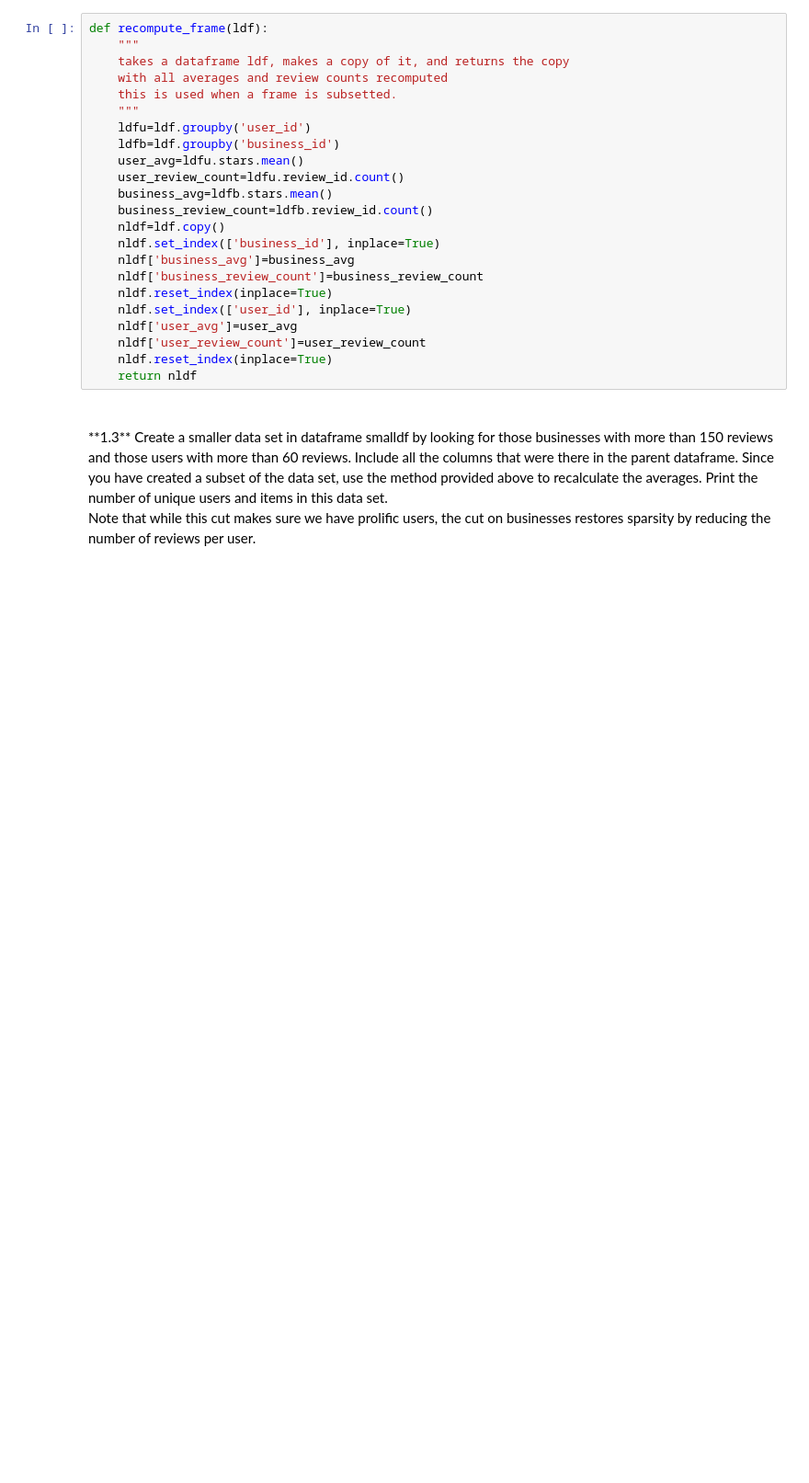
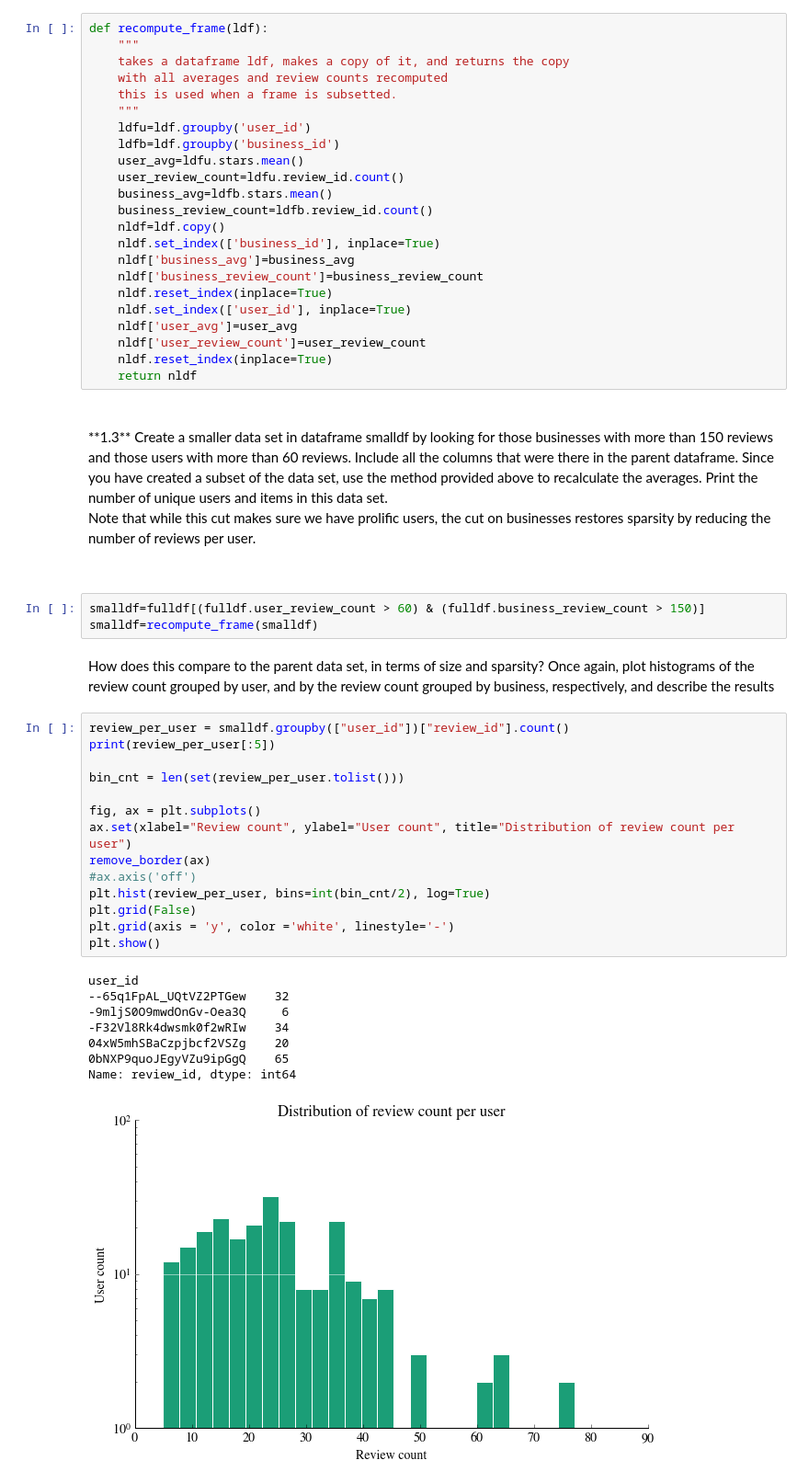
Before and after one commit to xuwenyihust/Recommender-Systems, a Jupyter notebook: restaurant_recommendation_system.ipynb, the cells around one changed output. Shown at 92% size. Drawn from its saved outputs; the diff is of its cells as text; blank space fills up the shorter version.

```diff
--- a/restaurant_recommendation_system.ipynb
+++ b/restaurant_recommendation_system.ipynb
@@ -209,3 +209,31 @@ def recompute_frame(ldf):
 Note that while this cut makes sure we have prolific users, the cut on businesses restores sparsity by reducing the number of reviews per user.
 
 <br/>
+# %%
+smalldf=fulldf[(fulldf.user_review_count > 60) & (fulldf.business_review_count > 150)]
+smalldf=recompute_frame(smalldf)
+# %% [markdown]
+How does this compare to the parent data set, in terms of size and sparsity? Once again, plot histograms of the review count grouped by user, and by the review count grouped by business, respectively, and describe the results
+# %%
+review_per_user = smalldf.groupby(["user_id"])["review_id"].count()
+print(review_per_user[:5])
+
+bin_cnt = len(set(review_per_user.tolist()))
+
+fig, ax = plt.subplots()
+ax.set(xlabel="Review count", ylabel="User count", title="Distribution of review count per user")
+remove_border(ax)
+#ax.axis('off')
+plt.hist(review_per_user, bins=int(bin_cnt/2), log=True)
+plt.grid(False)
+plt.grid(axis = 'y', color ='white', linestyle='-')
+plt.show()
+# %% [output]
+user_id
+--65q1FpAL_UQtVZ2PTGew    32
+-9mljS0O9mwdOnGv-Oea3Q     6
+-F32Vl8Rk4dwsmk0f2wRIw    34
+04xW5mhSBaCzpjbcf2VSZg    20
+0bNXP9quoJEgyVZu9ipGgQ    65
+Name: review_id, dtype: int64
+[figure, added]
```
Also changed, not shown: parts of 1 cell of this notebook.
